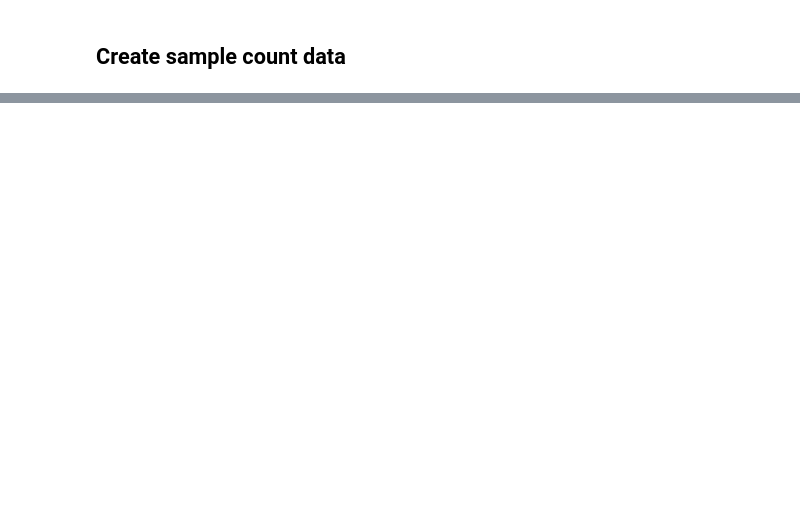
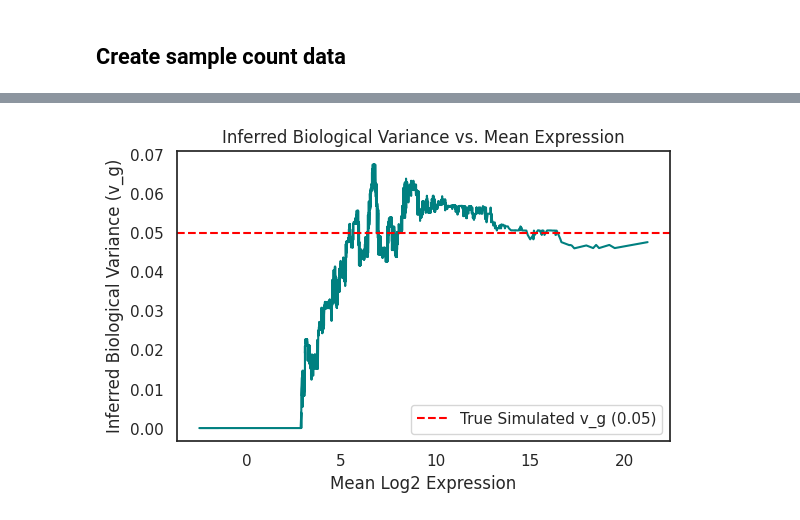
Before and after one commit to zavolanlab/zavolab_pyutils, a Jupyter notebook: test_module.ipynb, the cells around one changed output, grey strips where cells are left out. Saved outputs shown, nothing was run; the diff lists cells and outputs as text; code cells hidden in the pictures; blank space fills up the shorter version.

```diff
--- a/test_module.ipynb
+++ b/test_module.ipynb
@@ -208,0 +227,8 @@ plot_gene_expression_with_ci(
+# %%
+plot_variance_vs_expression(
+    sanity_means_df, sanity_vg_df,
+    savefig_path='./tests/plots/variance_vs_expr.png',
+    true_vg=0.05 # This is to compare with True value specified during simulation above
+)
+# %% [output]
+[figure, added]
```
Also changed, not shown: parts of 32 cells of this notebook, 15 other files.
